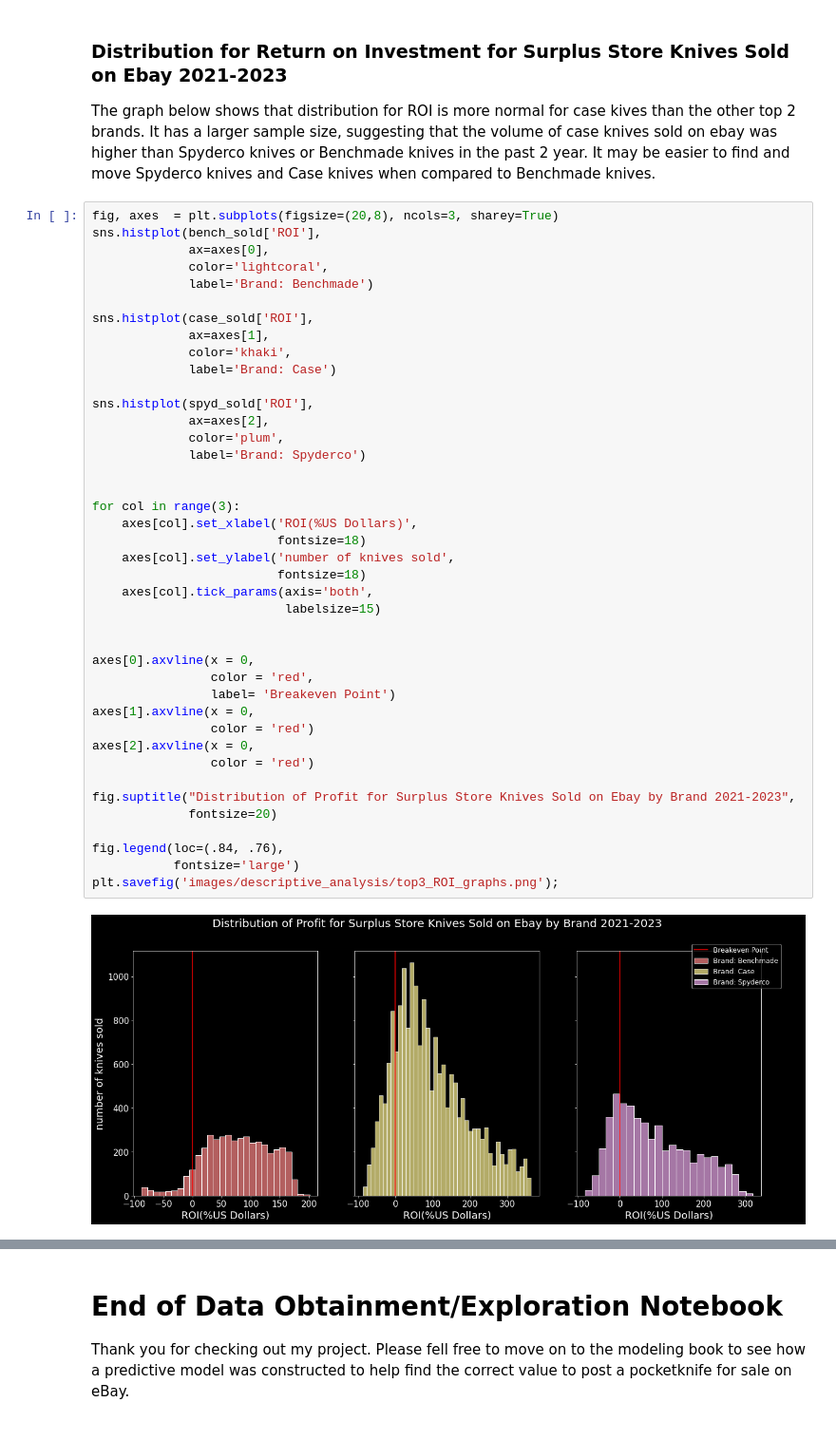
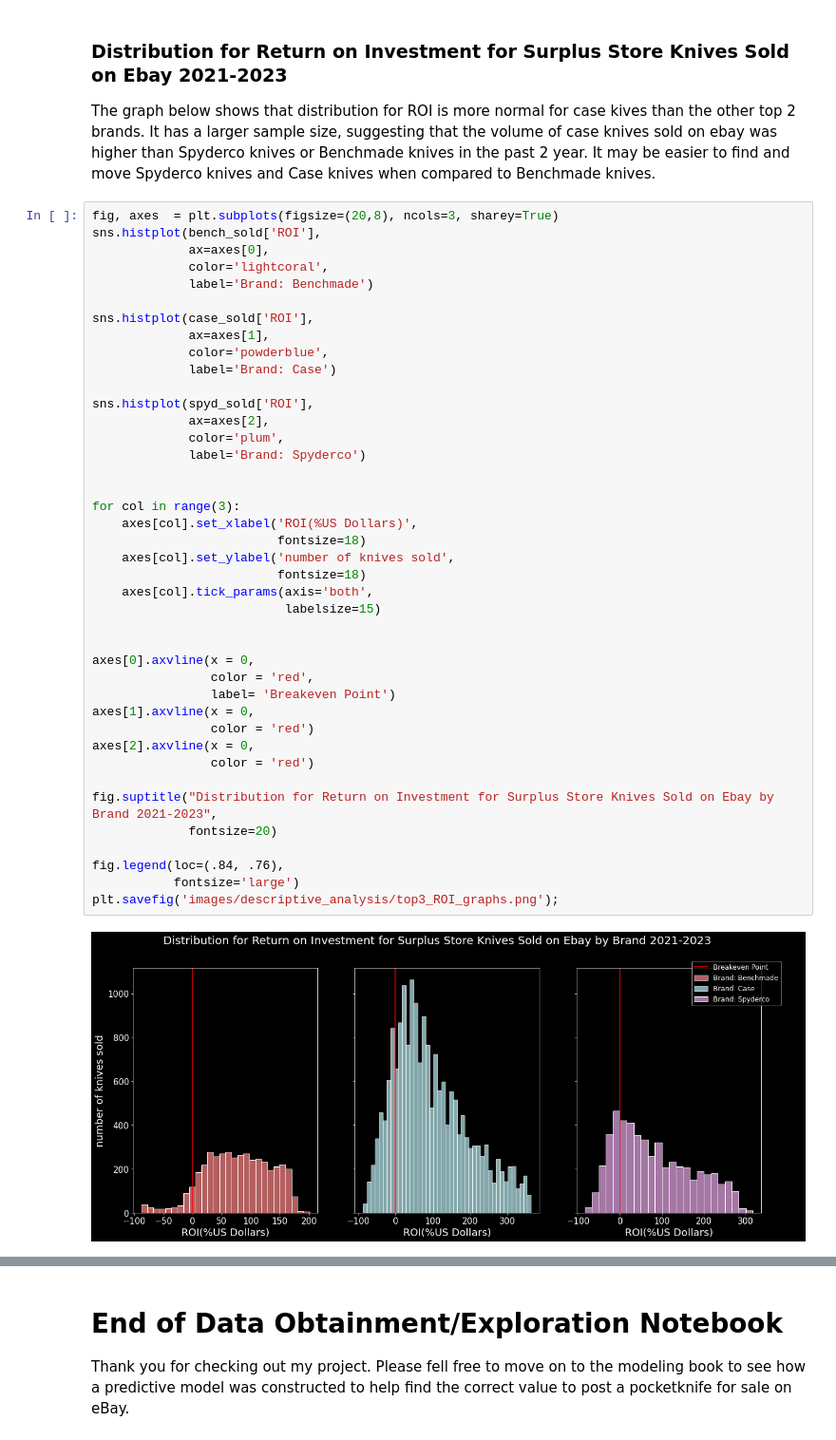
Before and after one commit to ddey117/Neural_Network_Predicting_Reseller_Success_Ebay, a Jupyter notebook: Notebooks/Obtain_Explore_Notebook.ipynb, the cells around one changed output, grey strips where cells are left out. Shown at 95% size. Cells and saved outputs as stored; diff of their text form.

```diff
--- a/Notebooks/Obtain_Explore_Notebook.ipynb
+++ b/Notebooks/Obtain_Explore_Notebook.ipynb
@@ -1083,37 +1202,37 @@ sns.histplot(bench_sold['ROI'],
 
 sns.histplot(case_sold['ROI'],
              ax=axes[1],
-             color='khaki',
+             color='powderblue',
              label='Brand: Case')
 
 sns.histplot(spyd_sold['ROI'],
              ax=axes[2],
              color='plum',
              label='Brand: Spyderco')
 
 
 for col in range(3):
     axes[col].set_xlabel('ROI(%US Dollars)',
                          fontsize=18)
     axes[col].set_ylabel('number of knives sold',
                          fontsize=18)
     axes[col].tick_params(axis='both',
                           labelsize=15)
 
 
 axes[0].axvline(x = 0,
                 color = 'red',
                 label= 'Breakeven Point')
 axes[1].axvline(x = 0,
                 color = 'red')
 axes[2].axvline(x = 0,
                 color = 'red')
 
-fig.suptitle("Distribution of Profit for Surplus Store Knives Sold on Ebay by Brand 2021-2023",
+fig.suptitle("Distribution for Return on Investment for Surplus Store Knives Sold on Ebay by Brand 2021-2023",
              fontsize=20)
 
 fig.legend(loc=(.84, .76),
            fontsize='large')
 plt.savefig('images/descriptive_analysis/top3_ROI_graphs.png');
 # %% [output]
-[figure, old version]
+[figure, new version]
```
Also changed, not shown: parts of 46 cells of this notebook, 35 other files.
